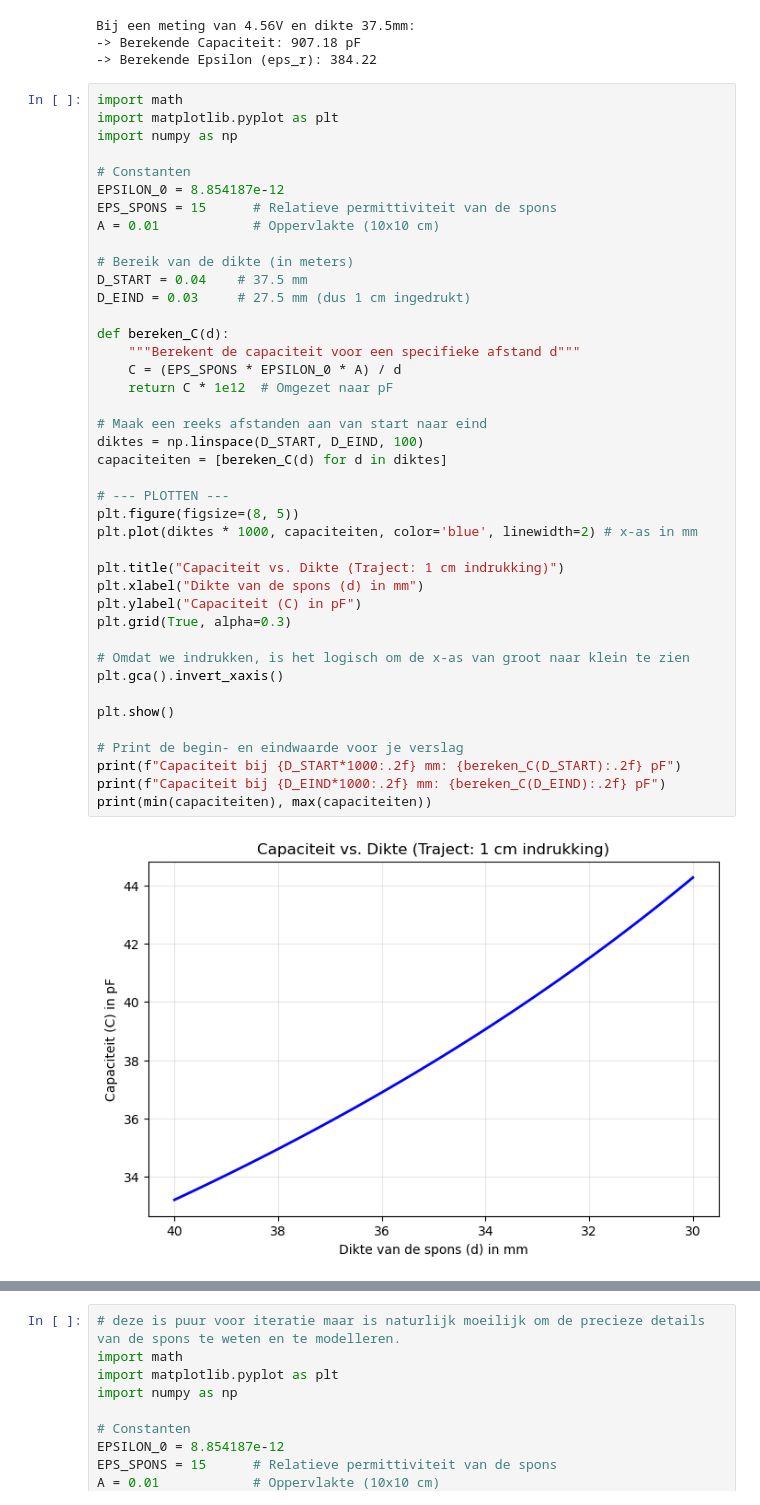
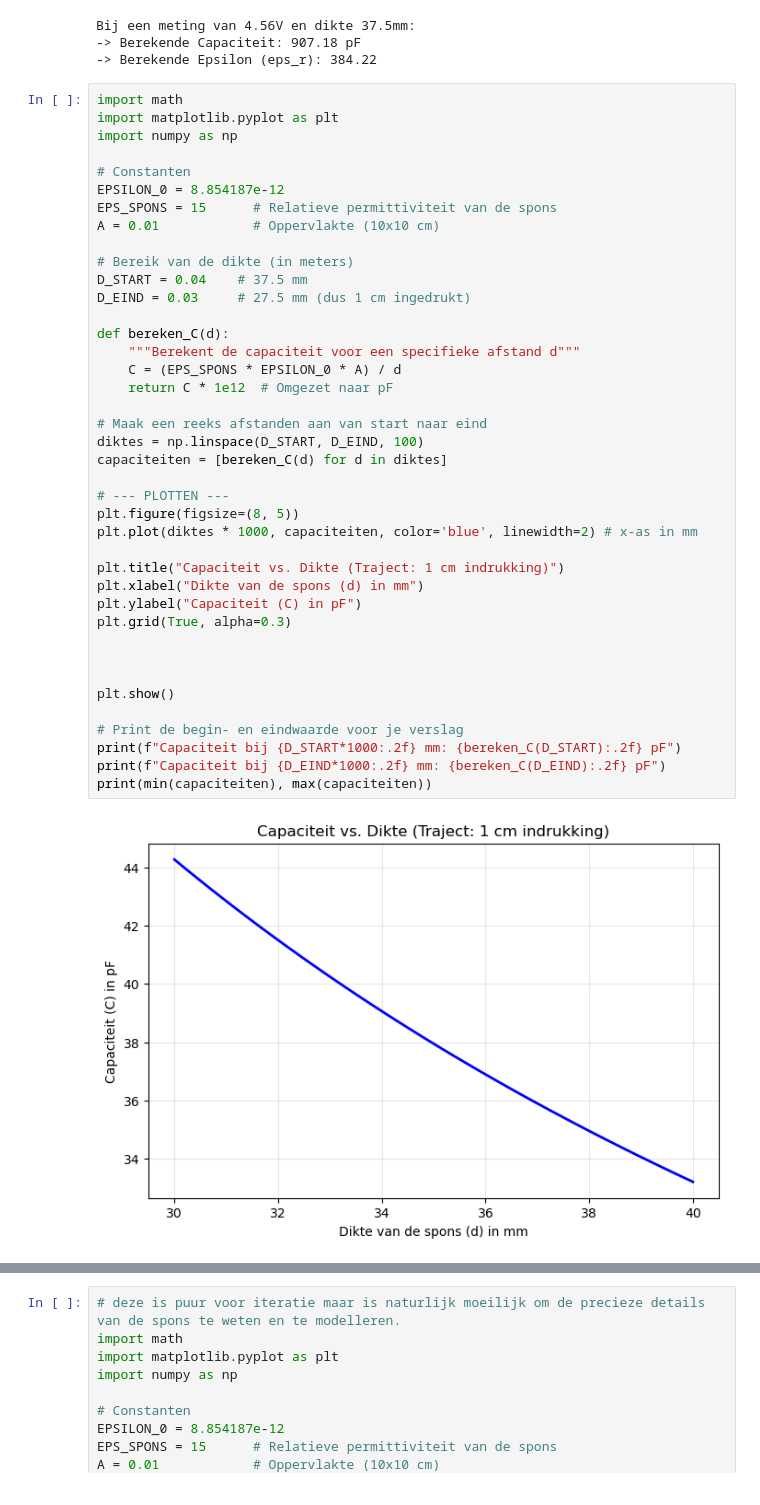
Before and after one commit to WouterAlejandro/opdrachten-DEF-D, a Jupyter notebook: FysiekeOntwerpopdrachten/2OntwerpEenSensorCondensator/DEFOntwerpopdracht2OntwerpEenSensorInvulTemplate.ipynb, the cells around one changed output, grey strips where cells are left out. Cells and saved outputs as stored; diff of their text form.

```diff
--- a/FysiekeOntwerpopdrachten/2OntwerpEenSensorCondensator/DEFOntwerpopdracht2OntwerpEenSensorInvulTemplate.ipynb
+++ b/FysiekeOntwerpopdrachten/2OntwerpEenSensorCondensator/DEFOntwerpopdracht2OntwerpEenSensorInvulTemplate.ipynb
@@ -210,36 +210,35 @@ A = 0.01            # Oppervlakte (10x10 cm)
 # Bereik van de dikte (in meters)
 D_START = 0.04    # 37.5 mm
 D_EIND = 0.03     # 27.5 mm (dus 1 cm ingedrukt)
 
 def bereken_C(d):
     """Berekent de capaciteit voor een specifieke afstand d"""
     C = (EPS_SPONS * EPSILON_0 * A) / d
     return C * 1e12  # Omgezet naar pF
 
 # Maak een reeks afstanden aan van start naar eind
 diktes = np.linspace(D_START, D_EIND, 100)
 capaciteiten = [bereken_C(d) for d in diktes]
 
 # --- PLOTTEN ---
 plt.figure(figsize=(8, 5))
 plt.plot(diktes * 1000, capaciteiten, color='blue', linewidth=2) # x-as in mm
 
 plt.title("Capaciteit vs. Dikte (Traject: 1 cm indrukking)")
 plt.xlabel("Dikte van de spons (d) in mm")
 plt.ylabel("Capaciteit (C) in pF")
 plt.grid(True, alpha=0.3)
 
-# Omdat we indrukken, is het logisch om de x-as van groot naar klein te zien
-plt.gca().invert_xaxis()
+
 
 plt.show()
 
 # Print de begin- en eindwaarde voor je verslag
 print(f"Capaciteit bij {D_START*1000:.2f} mm: {bereken_C(D_START):.2f} pF")
 print(f"Capaciteit bij {D_EIND*1000:.2f} mm: {bereken_C(D_EIND):.2f} pF")
 print(min(capaciteiten), max(capaciteiten))
 # %% [output]
-[figure, old version]
+[figure, new version]
 Capaciteit bij 40.00 mm: 33.20 pF
 Capaciteit bij 30.00 mm: 44.27 pF
 33.203201250000006 44.27093500000001
```
Also changed, not shown: parts of 7 cells of this notebook.
